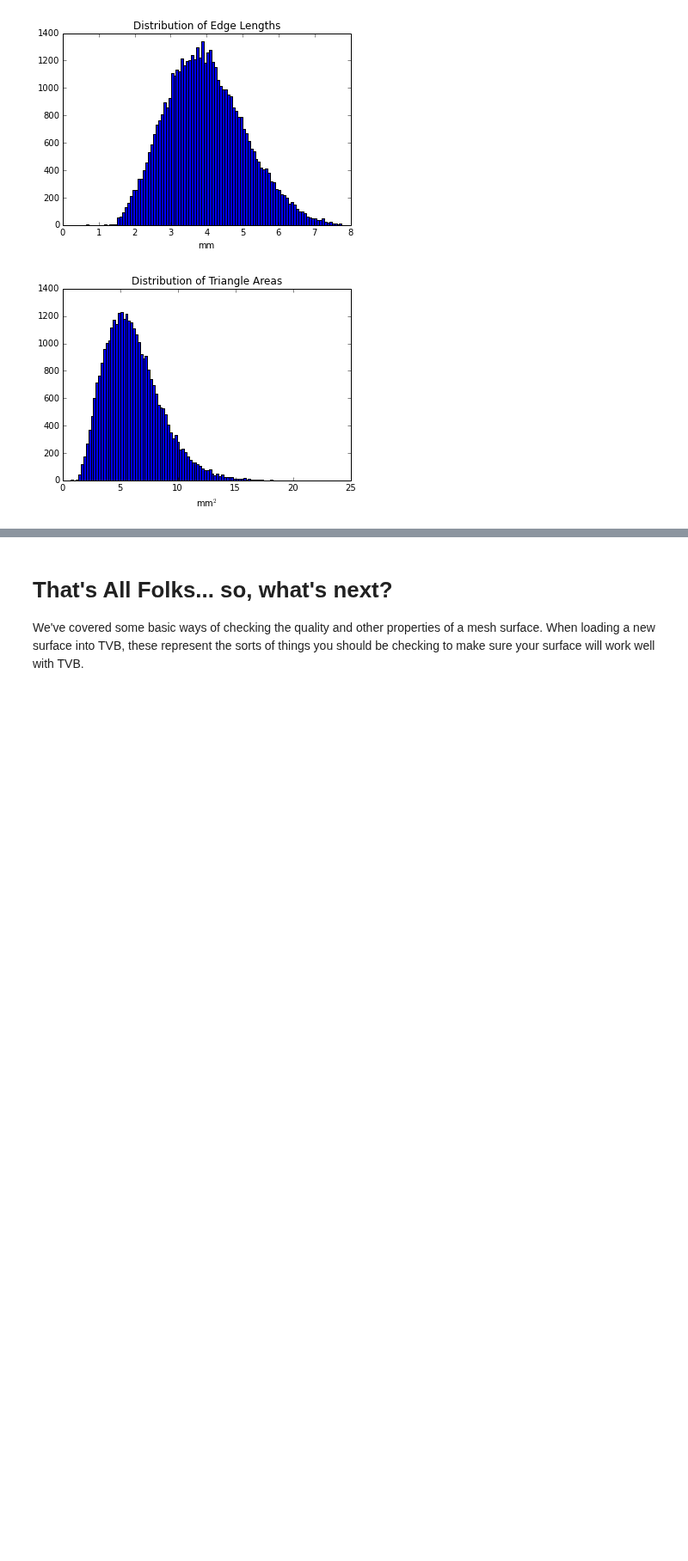
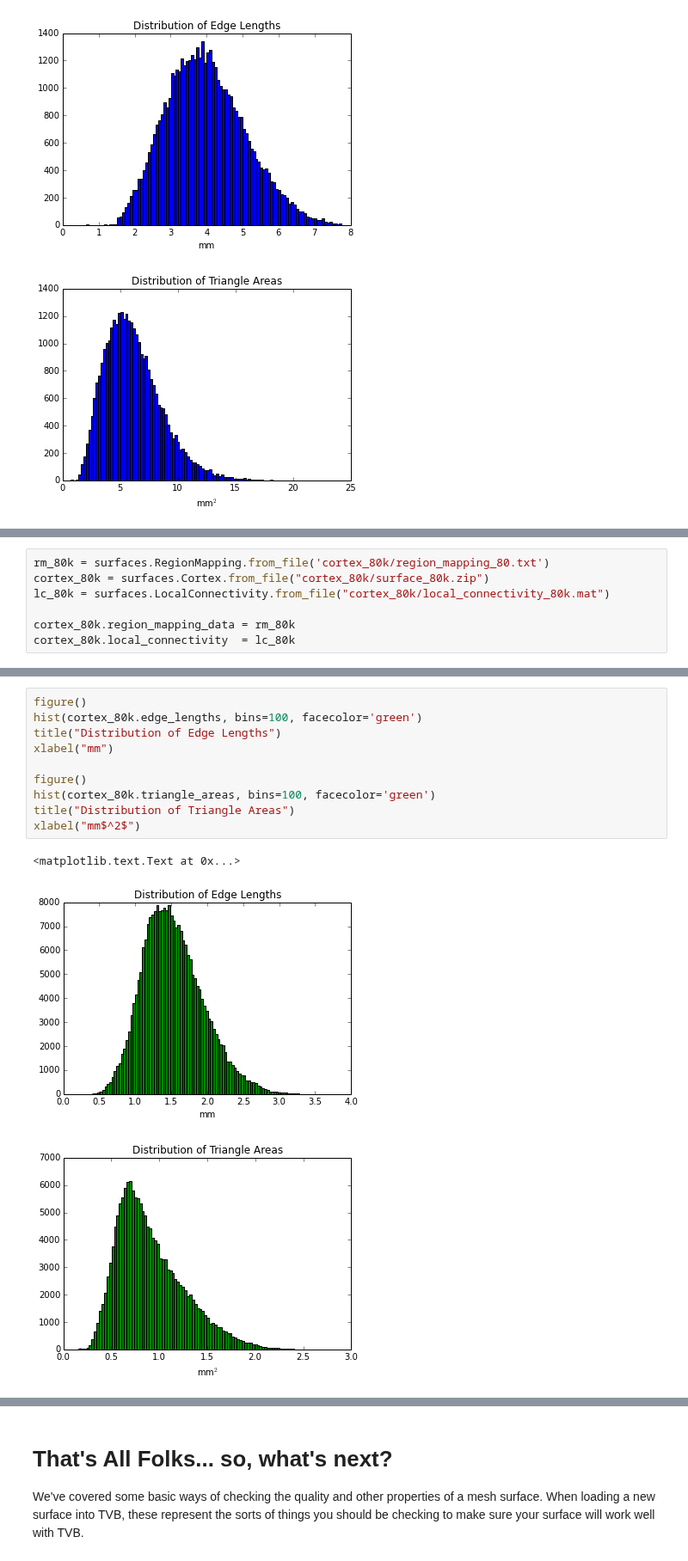
Before and after one commit to the-virtual-brain/tvb-root, a Jupyter notebook: scientific_library/tvb/simulator/doc/tutorials/Tutorial_Getting_To_Know_Your_Mesh_Surface/Tutorial_Getting_To_Know_Your_Surface_Mesh.ipynb, the cells around one changed output, grey strips where cells are left out. Shown at 86% size. Drawn from its saved outputs; the diff is of its cells as text; blank space fills up the shorter version.

```diff
--- a/scientific_library/tvb/simulator/doc/tutorials/Tutorial_Getting_To_Know_Your_Mesh_Surface/Tutorial_Getting_To_Know_Your_Surface_Mesh.ipynb
+++ b/scientific_library/tvb/simulator/doc/tutorials/Tutorial_Getting_To_Know_Your_Mesh_Surface/Tutorial_Getting_To_Know_Your_Surface_Mesh.ipynb
@@ -92,0 +104,7 @@ xlabel("mm$^2$")
+# %%
+rm_80k = surfaces.RegionMapping.from_file('cortex_80k/region_mapping_80.txt')
+cortex_80k = surfaces.Cortex.from_file("cortex_80k/surface_80k.zip")
+lc_80k = surfaces.LocalConnectivity.from_file("cortex_80k/local_connectivity_80k.mat")
+
+cortex_80k.region_mapping_data = rm_80k
+cortex_80k.local_connectivity  = lc_80k
@@ -92,0 +130,14 @@ xlabel("mm$^2$")
+# %%
+figure()
+hist(cortex_80k.edge_lengths, bins=100, facecolor='green')
+title("Distribution of Edge Lengths")
+xlabel("mm")
+
+figure()
+hist(cortex_80k.triangle_areas, bins=100, facecolor='green')
+title("Distribution of Triangle Areas")
+xlabel("mm$^2$")
+# %% [output]
+<matplotlib.text.Text at 0x...>
+[figure, added]
+[figure, added]
```
Also changed, not shown: parts of 18 cells of this notebook.
